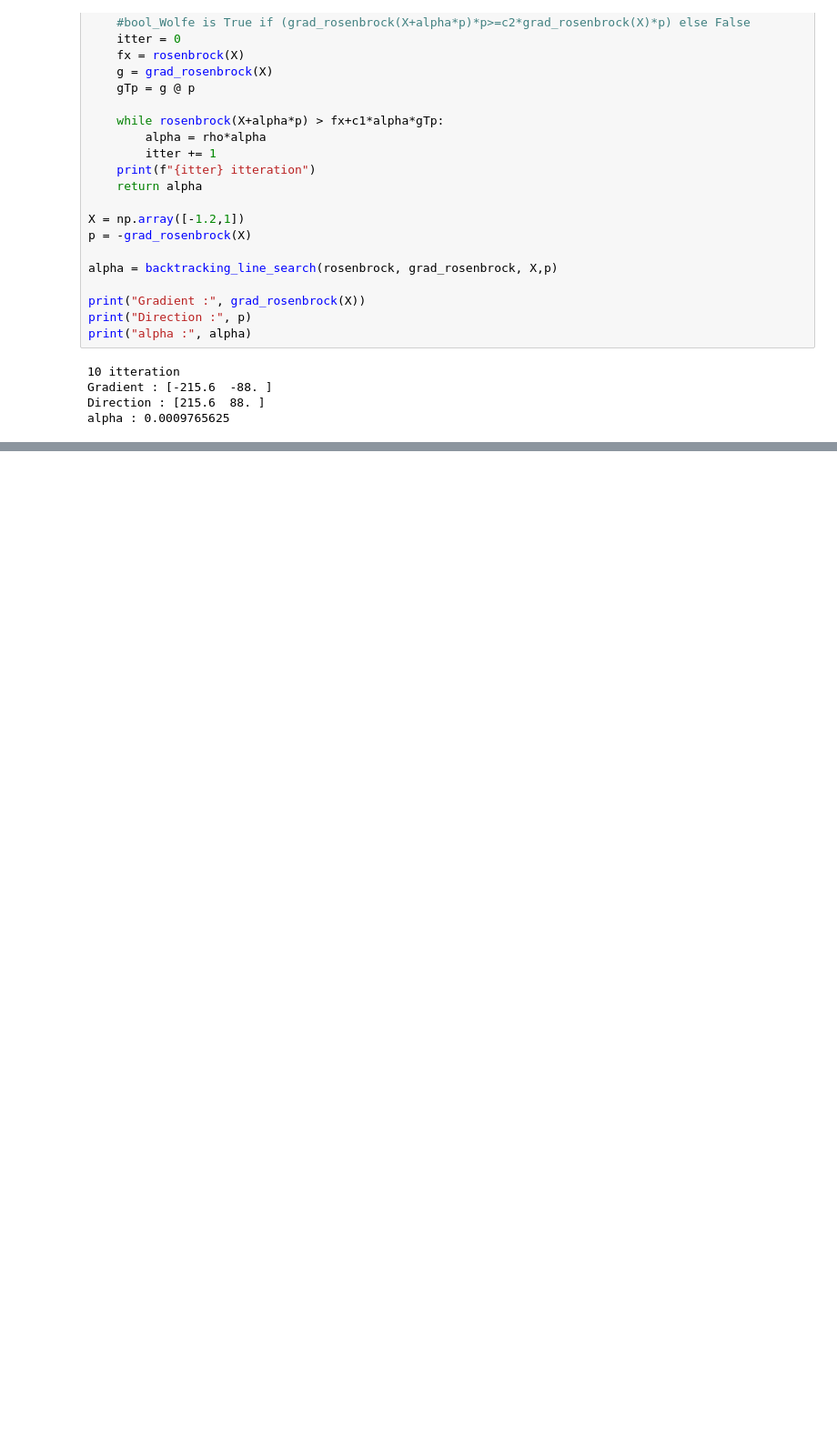
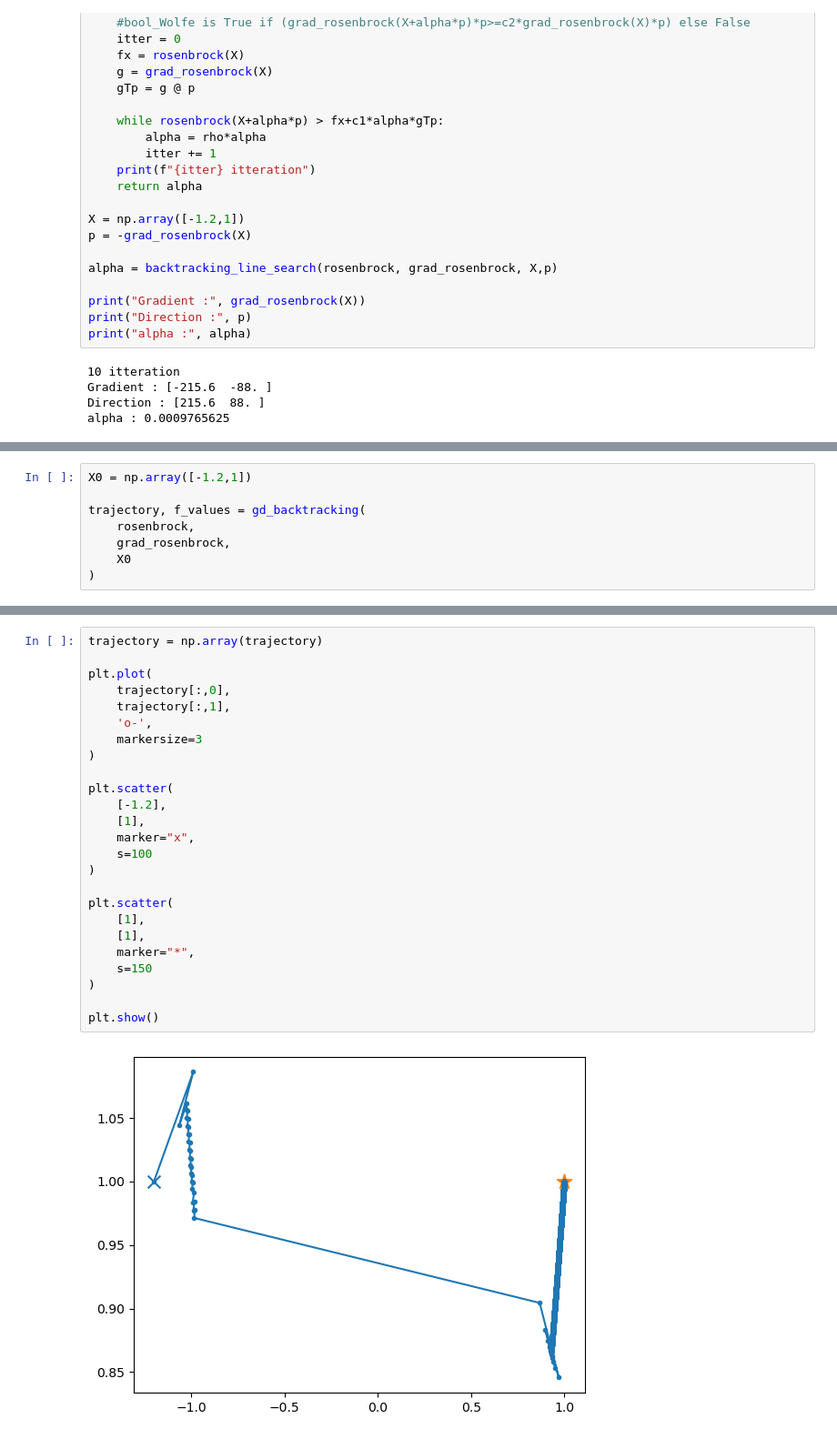
Before and after one commit to MathisSL/StatsData_Training, a Jupyter notebook: s.ipynb, the cells around one changed output, grey strips where cells are left out. Shown at 91% size. Cells and saved outputs as stored; diff of their text form; blank space fills up the shorter version.

```diff
--- a/s.ipynb
+++ b/s.ipynb
@@ -259,0 +297,8 @@ alpha : 0.0009765625
+# %%
+X0 = np.array([-1.2,1])
+
+trajectory, f_values = gd_backtracking(
+    rosenbrock,
+    grad_rosenbrock,
+    X0
+)
@@ -259,0 +359,27 @@ alpha : 0.0009765625
+# %%
+trajectory = np.array(trajectory)
+
+plt.plot(
+    trajectory[:,0],
+    trajectory[:,1],
+    'o-',
+    markersize=3
+)
+
+plt.scatter(
+    [-1.2],
+    [1],
+    marker="x",
+    s=100
+)
+
+plt.scatter(
+    [1],
+    [1],
+    marker="*",
+    s=150
+)
+
+plt.show()
+# %% [output]
+[figure, added]
```
Also changed, not shown: parts of 13 cells of this notebook.
